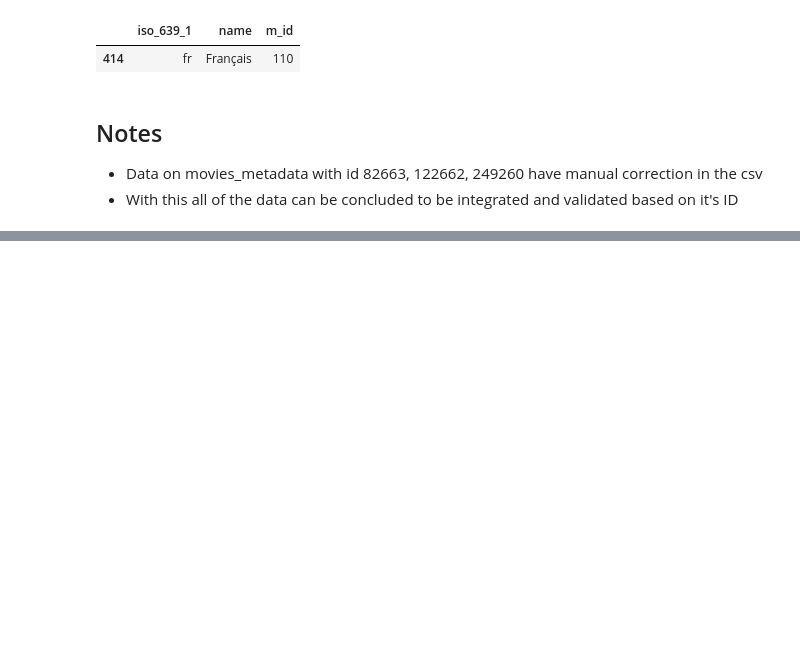
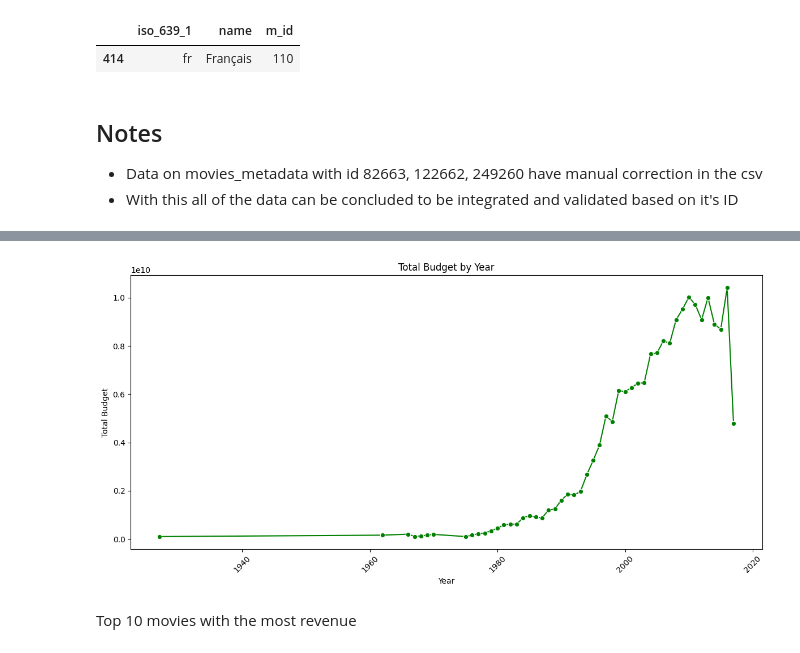
Before and after one commit to iqbalzain99/Movies-Dataflow-and-Analysis-DE-Portfolio, a Jupyter notebook: movies_data_processing.ipynb, the cells around one changed output, grey strips where cells are left out. Saved outputs shown, nothing was run; the diff lists cells and outputs as text; code cells hidden in the pictures; blank space fills up the shorter version.

Commit message:
Add some data viz example using python

```diff
--- a/movies_data_processing.ipynb
+++ b/movies_data_processing.ipynb
@@ -466,0 +489,2 @@ movies_metadata.head()
+# %%
+movies_metadata['release_date'] = pd.to_datetime(movies_metadata.release_date)
@@ -763,0 +809,5 @@ spoken_languages[spoken_languages['m_id'] == 110]
+# %%
+yearly_budget = movies_metadata.groupby(movies_metadata.release_date.dt.year).budget.sum().reset_index()
+
+# Remove insignificant data
+yearly_budget = yearly_budget[yearly_budget.budget != 0].sort_values(by='budget', ascending=False).head(50)
@@ -763,0 +823,13 @@ spoken_languages[spoken_languages['m_id'] == 110]
+# %%
+plt.figure(figsize=(12, 6))
+sns.lineplot(data=yearly_budget, x='release_date', y='budget', marker='o', color='green')
+plt.title('Total Budget by Year')
+plt.xlabel('Year')
+plt.ylabel('Total Budget')
+plt.xticks(rotation=45)
+plt.tight_layout()
+plt.show()
+# %% [output]
+[figure, added]
+# %% [markdown]
+Top 10 movies with the most revenue
```
Also changed, not shown: parts of 18 cells of this notebook.
